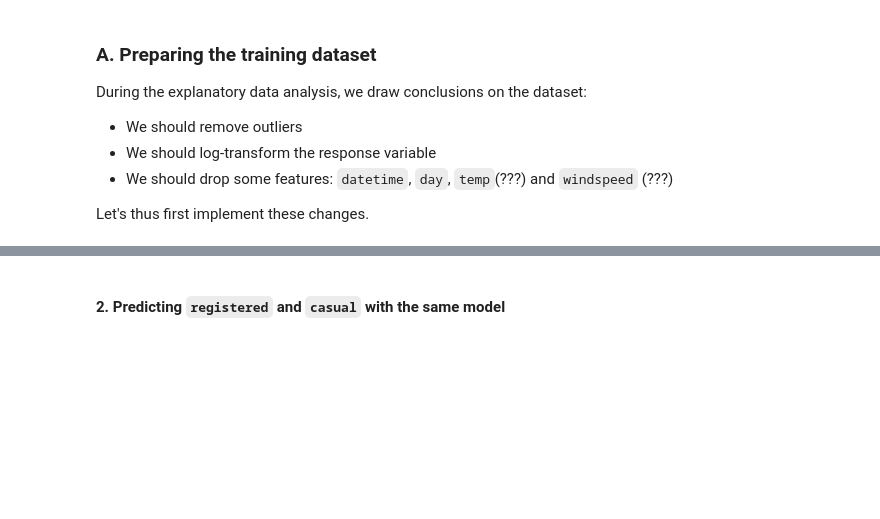
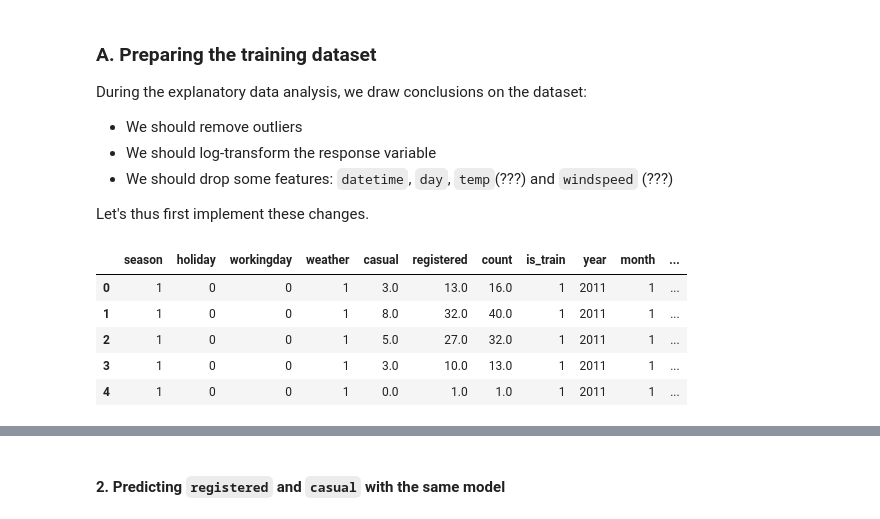
Before and after one commit to InesVA/predicting-bike-sharing-demand, a Jupyter notebook: Bike Sharing Prediction.ipynb, the cells around one changed output, grey strips where cells are left out. Saved outputs shown, nothing was run; the diff lists cells and outputs as text; code cells hidden in the pictures; blank space fills up the shorter version.

````diff
--- a/Bike Sharing Prediction.ipynb
+++ b/Bike Sharing Prediction.ipynb
@@ -381,4 +369,19 @@ During the explanatory data analysis, we draw conclusions on the dataset:
 - We should drop some features: ```datetime```, ```day```, ```temp```(???) and ```windspeed``` (???)
 
 Let's thus first implement these changes.
+# %%
+# Merging the datasets
+datasetsFinal = pd.concat([train, test], sort=False)
+
+# Removing features
+droppingFeatures = ["date", "datetime", "humidity", "windspeed", "dayoverall", "weeknumber", "weekday", "monthyear", "atempcategory", "temp", "atemp"]
+datasetsFinal = datasetsFinal.drop(droppingFeatures, axis = 1)
+datasetsFinal.head()
+# %% [output]
+|  | season | holiday | workingday | weather | casual | registered | count | is_train | year | month | ... |
+| 0 | 1 | 0 | 0 | 1 | 3.0 | 13.0 | 16.0 | 1 | 2011 | 1 | ... |
+| 1 | 1 | 0 | 0 | 1 | 8.0 | 32.0 | 40.0 | 1 | 2011 | 1 | ... |
+| 2 | 1 | 0 | 0 | 1 | 5.0 | 27.0 | 32.0 | 1 | 2011 | 1 | ... |
+| 3 | 1 | 0 | 0 | 1 | 3.0 | 10.0 | 13.0 | 1 | 2011 | 1 | ... |
+| 4 | 1 | 0 | 0 | 1 | 0.0 | 1.0 | 1.0 | 1 | 2011 | 1 | ... |
 # %%
````
Also changed, not shown: parts of 23 cells of this notebook.
